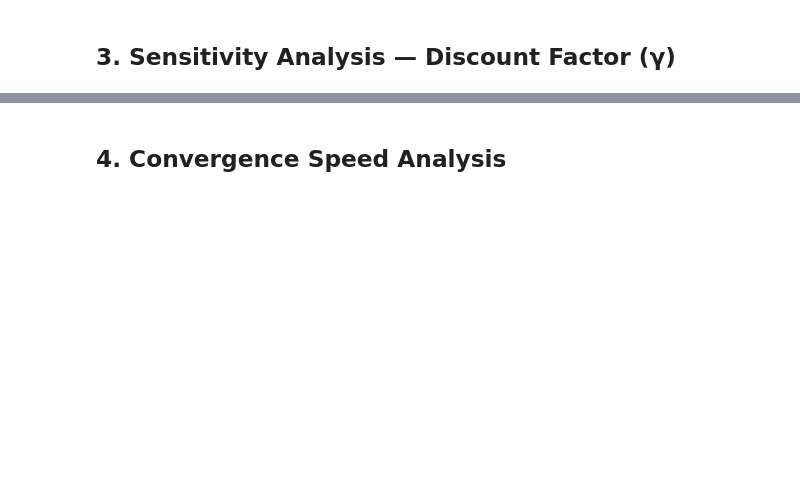
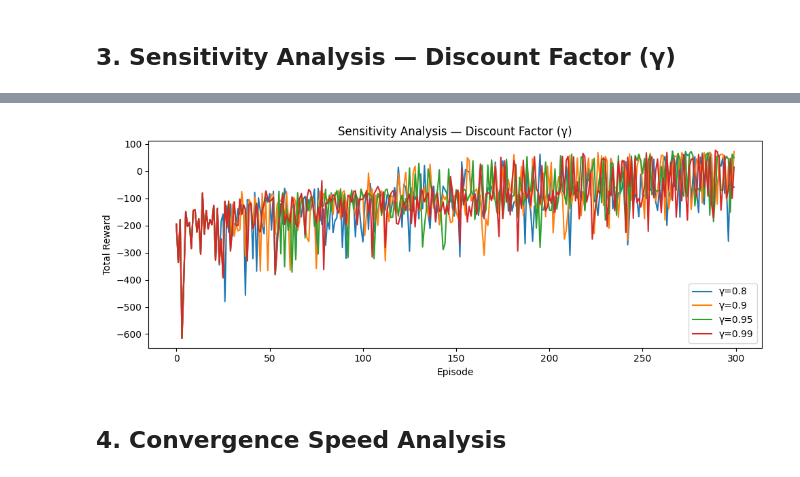
Before and after one commit to hodayakashh/dronerl, a Jupyter notebook: notebooks/analysis.ipynb, the cells around one changed output, grey strips where cells are left out. Drawn from its saved outputs; the diff is of its cells as text; code cells hidden in the pictures; blank space fills up the shorter version.

```diff
--- a/notebooks/analysis.ipynb
+++ b/notebooks/analysis.ipynb
@@ -46,7 +81,7 @@ gammas = [0.8, 0.9, 0.95, 0.99]
 
 plt.figure(figsize=(10, 4))
 for gamma in gammas:
-    sdk = DroneRLSDK('../config/setup.json')
+    sdk = DroneRLSDK('config/setup.json')
     sdk._agent._gamma = gamma
     rewards = sdk.run_headless(300)
     plt.plot(rewards, label=f'γ={gamma}')
@@ -57,3 +92,4 @@ plt.ylabel('Total Reward')
 plt.legend()
 plt.tight_layout()
 plt.show()
+# %% [output]
@@ -60,3 +116,4 @@ plt.show()
+[figure, added]
 # %% [markdown]
 ## 4. Convergence Speed Analysis
 # %%
```
Also changed, not shown: parts of 5 cells of this notebook.
